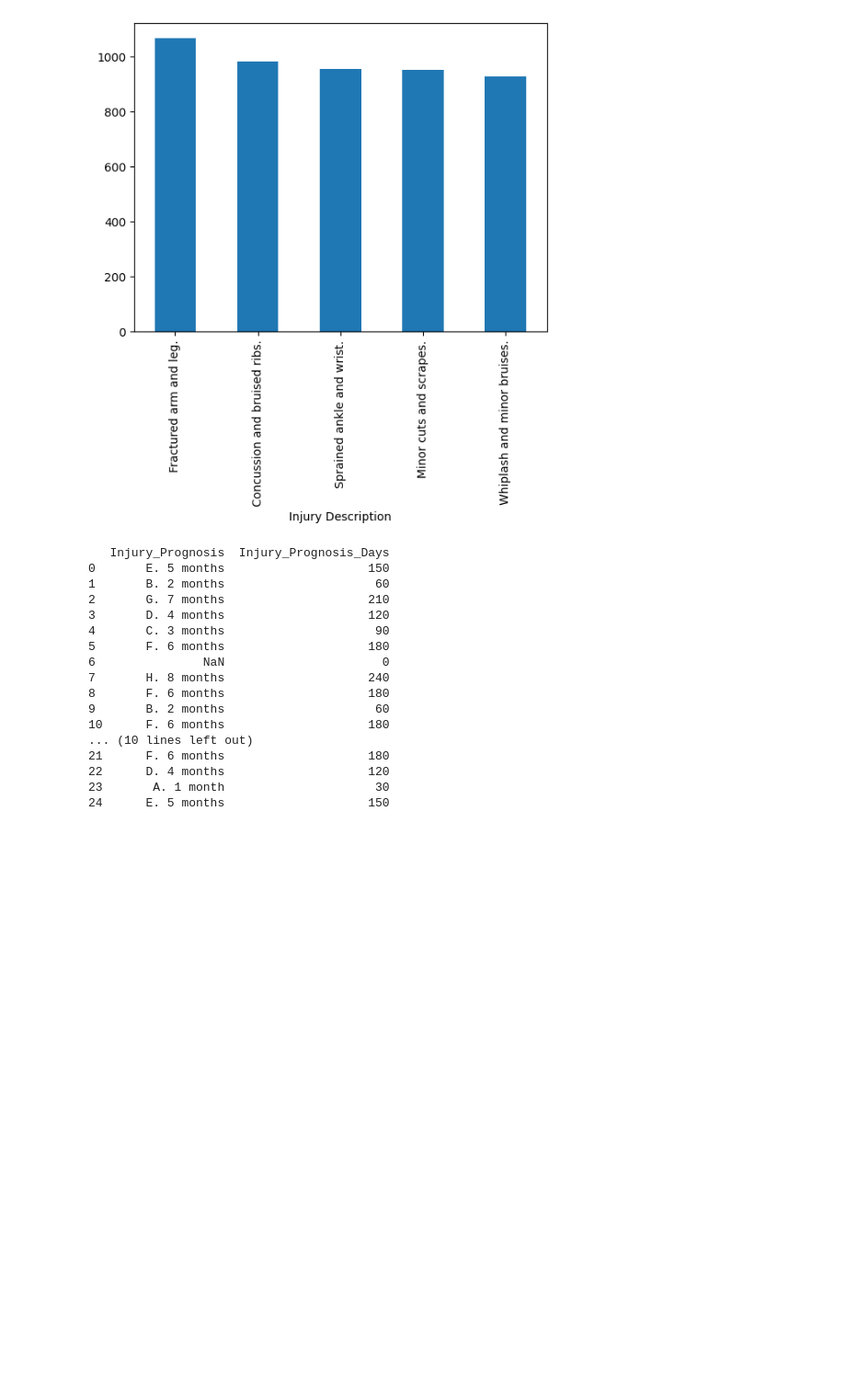
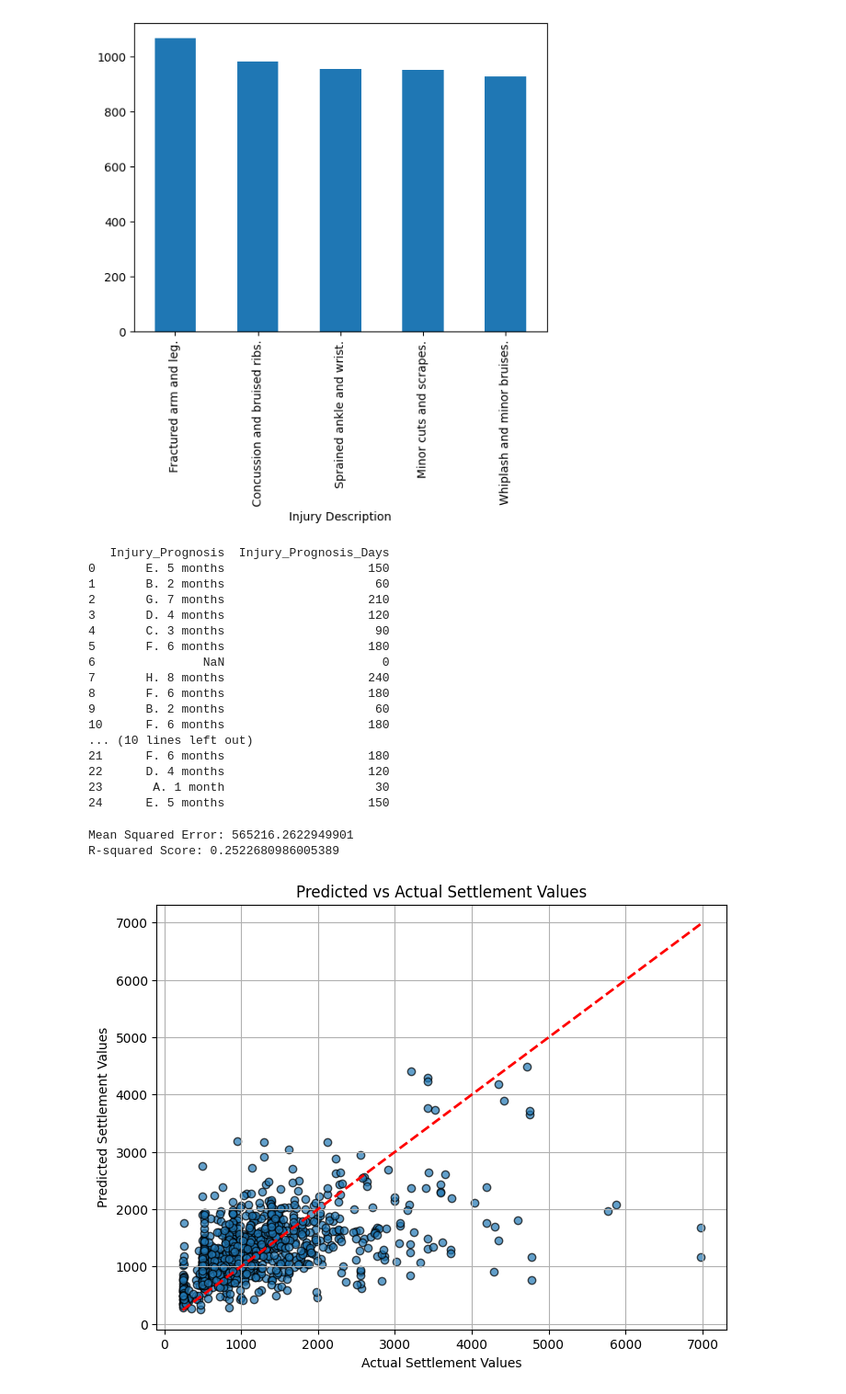
Before and after one commit to MFFathi/Insurance-Claims, a Jupyter notebook: MLModel/first_iter.ipynb, the cells around one changed output. Shown at 92% size. Cells and saved outputs as stored; diff of their text form; code cells hidden in the pictures; blank space fills up the shorter version.

Commit message:
Add first_iter Random Forest model notebook

```diff
--- a/MLModel/first_iter.ipynb
+++ b/MLModel/first_iter.ipynb
@@ -63,3 +63,61 @@ print(data[['Injury_Prognosis', 'Injury_Prognosis_Days']].head(25))
 22      D. 4 months                    120
 23       A. 1 month                     30
 24      E. 5 months                    150
+# %%
+import pandas as pd
+import sklearn
+from sklearn.ensemble import RandomForestRegressor
+from sklearn.model_selection import train_test_split
+from sklearn.metrics import mean_squared_error, r2_score
+from sklearn.preprocessing import LabelEncoder
+
+# Load your dataset
+data = pd.read_csv('Patient_Records.csv')
+
+# Drop rows with missing target values
+data = data.dropna(subset=['SettlementValue'])
+
+# Preprocessing steps:
+# Encode AccidentType
+label_encoder = LabelEncoder()
+data['AccidentTypeEncoded'] = label_encoder.fit_transform(data['AccidentType'])
+
+# Convert 'Injury_Prognosis' to numeric days
+data['Injury_Prognosis_Days'] = data['Injury_Prognosis'].str.extract(r'(\d+)').fillna(0).astype(int) * 30
+
+# Select features and target variable
+X = data[['AccidentTypeEncoded', 'Injury_Prognosis_Days', 'Driver Age', 'Vehicle Age', 'Number of Passengers']]
+y = data['SettlementValue']
+
+# Split dataset into training and testing subsets
+X_train, X_test, y_train, y_test = train_test_split(X, y, test_size=0.2, random_state=42)
+
+# Initialize and train the Random Forest Regressor
+model = RandomForestRegressor(n_estimators=100, random_state=42)
+model.fit(X_train, y_train)
+
+# Make predictions
+y_pred = model.predict(X_test)
+
+# Evaluate model performance
+mse = mean_squared_error(y_test, y_pred)
+r2 = r2_score(y_test, y_pred)
+
+print(f"Mean Squared Error: {mse}")
+print(f"R-squared Score: {r2}")
+# %% [output]
+Mean Squared Error: 565216.2622949901
+R-squared Score: 0.2522680986005389
+# %%
+import matplotlib.pyplot as plt
+
+plt.figure(figsize=(8, 6))
+plt.scatter(y_test, y_pred, alpha=0.7, edgecolors='k')
+plt.plot([y_test.min(), y_test.max()], [y_test.min(), y_test.max()], 'r--', linewidth=2)
+plt.xlabel("Actual Settlement Values")
+plt.ylabel("Predicted Settlement Values")
+plt.title("Predicted vs Actual Settlement Values")
+plt.grid(True)
+plt.show()
+# %% [output]
+[figure, added]
```
